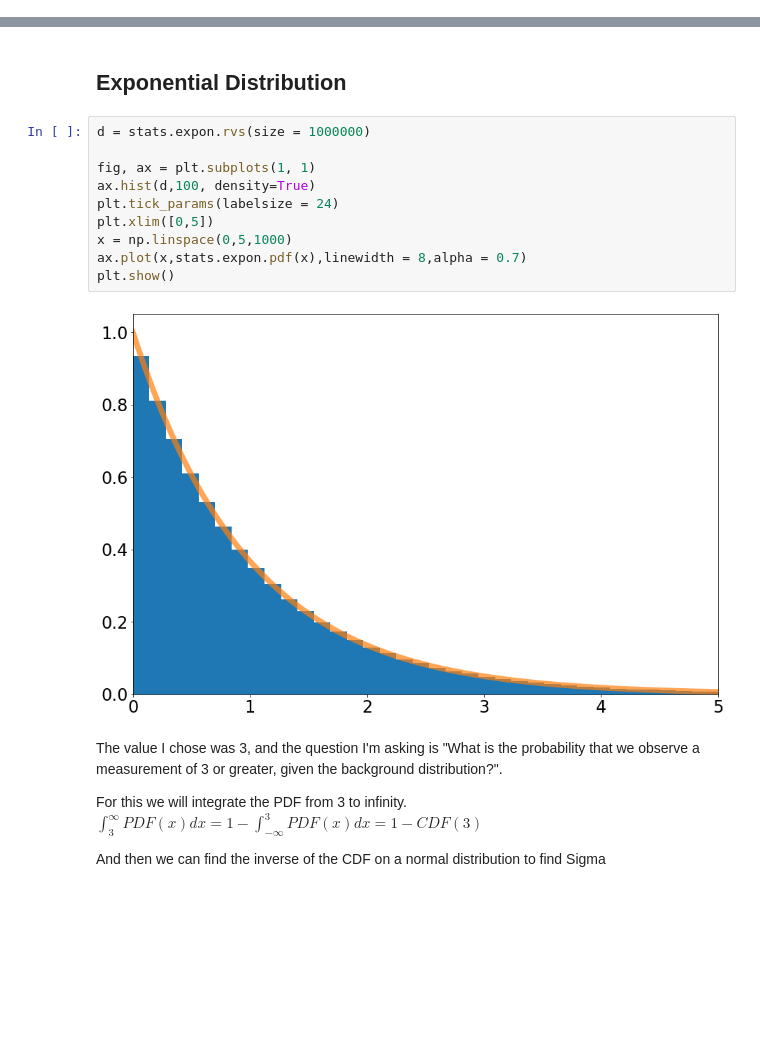
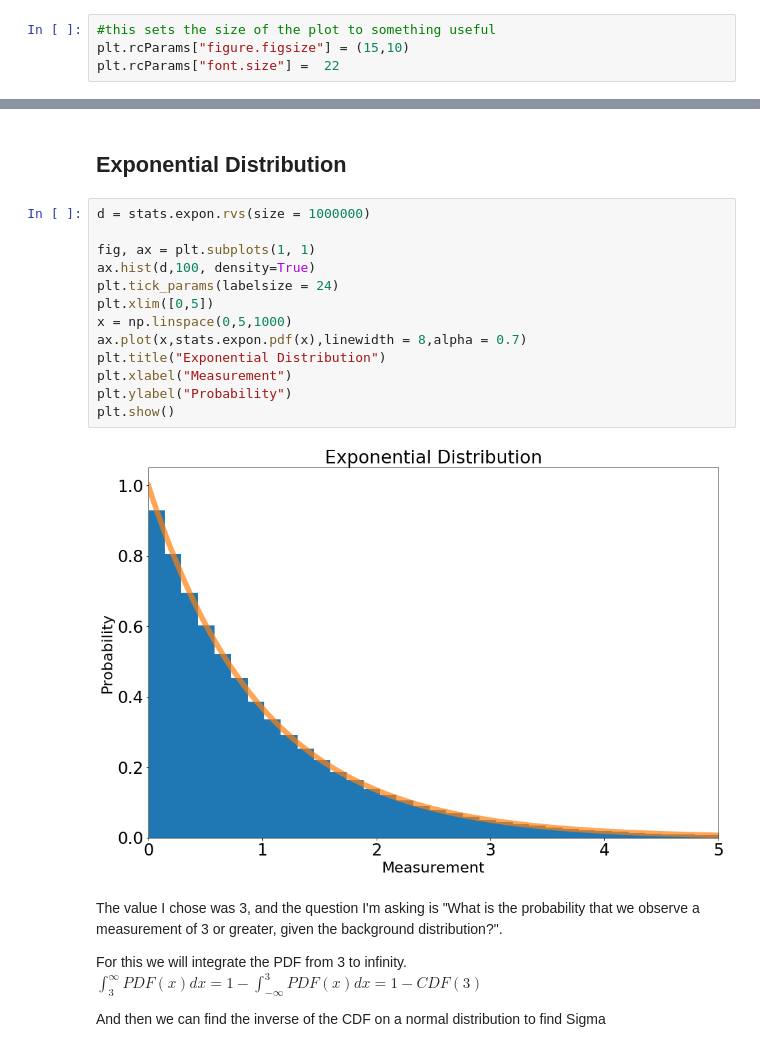
Before and after one commit to SaranshPK/Phys434, a Jupyter notebook: lab#1.ipynb, the cells around one changed output, grey strips where cells are left out. Drawn from its saved outputs; the diff is of its cells as text; blank space fills up the shorter version.

```diff
--- a/lab#1.ipynb
+++ b/lab#1.ipynb
@@ -14,3 +11,7 @@ plt.rcParams["figure.figsize"] = (15,10)
+# %%
+#this sets the size of the plot to something useful
+plt.rcParams["figure.figsize"] = (15,10)
+plt.rcParams["font.size"] =  22
 # %% [markdown]
 ## Normal Distribution
 # %%
@@ -60,15 +64,18 @@ The results above also match the z-score table
 # %%
 d = stats.expon.rvs(size = 1000000)
 
 fig, ax = plt.subplots(1, 1)
 ax.hist(d,100, density=True)
 plt.tick_params(labelsize = 24)
 plt.xlim([0,5])
 x = np.linspace(0,5,1000)
 ax.plot(x,stats.expon.pdf(x),linewidth = 8,alpha = 0.7)
+plt.title("Exponential Distribution")
+plt.xlabel("Measurement")
+plt.ylabel("Probability")
 plt.show()
 # %% [output]
-[figure, old version]
+[figure, new version]
 # %% [markdown]
 The value I chose was 3, and the question I'm asking is "What is the probability that we observe a measurement of 3 or greater, given the background distribution?".
 
```
Also changed, not shown: parts of 4 cells of this notebook.
